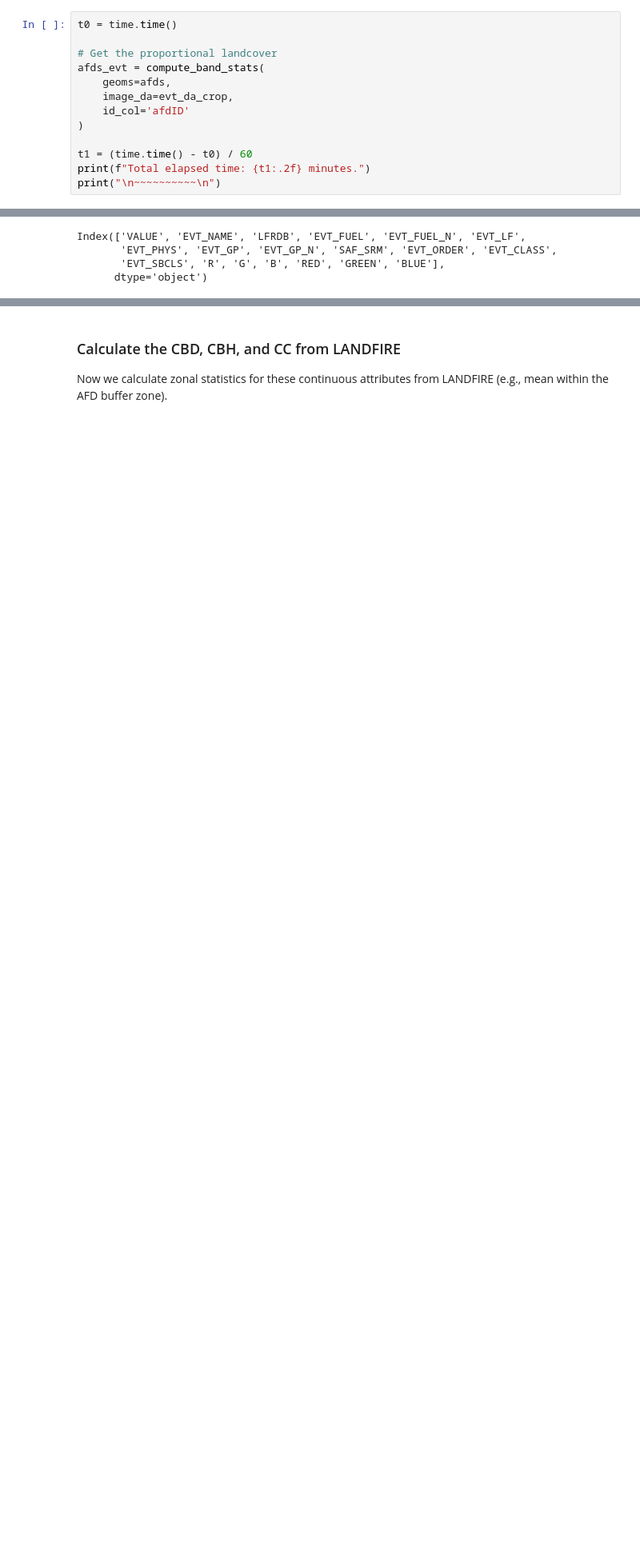
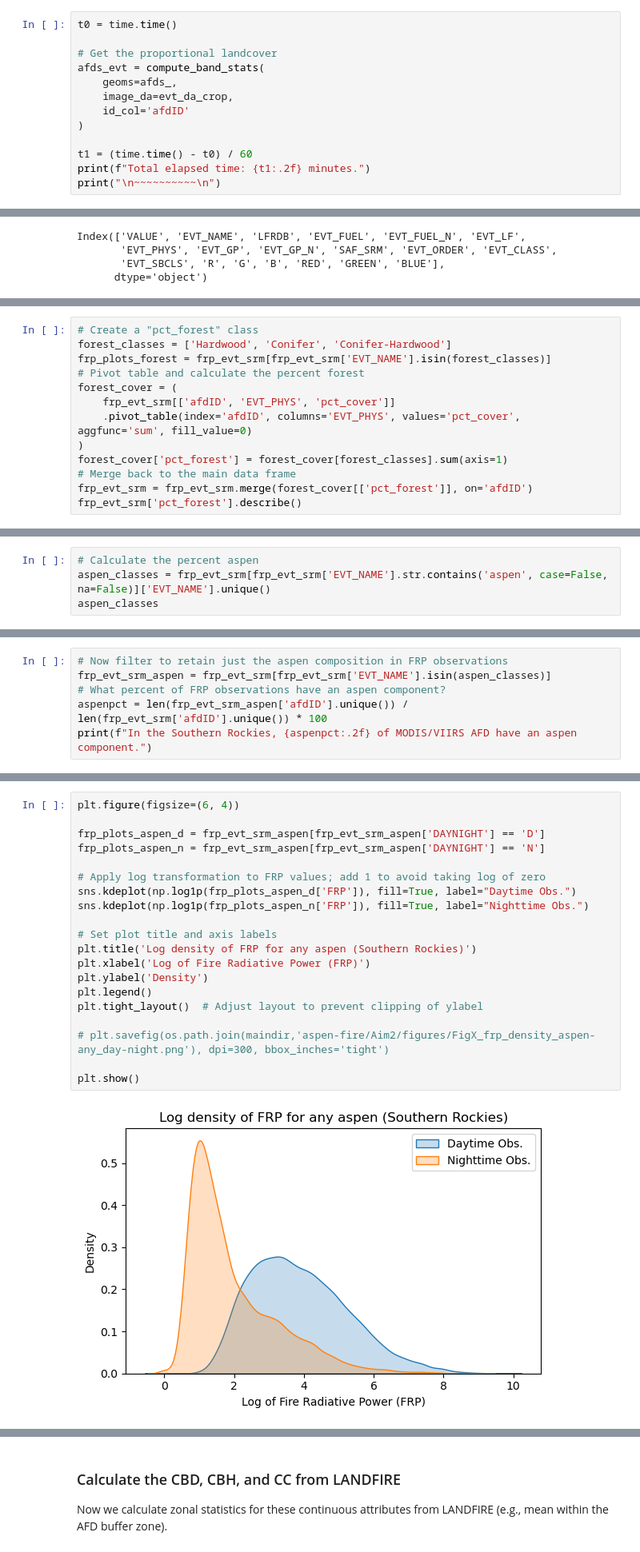
Before and after one commit to natshoff/aspen-fire-fork, a Jupyter notebook: Aim2/code/Python/04afd-landcover-biophys.ipynb, the cells around one changed output, grey strips where cells are left out. Shown at 80% size. Cells and saved outputs as stored; diff of their text form; blank space fills up the shorter version.

```diff
--- a/Aim2/code/Python/04afd-landcover-biophys.ipynb
+++ b/Aim2/code/Python/04afd-landcover-biophys.ipynb
@@ -92,7 +94,7 @@ t0 = time.time()
 
 # Get the proportional landcover
 afds_evt = compute_band_stats(
-    geoms=afds,
+    geoms=afds_,
     image_da=evt_da_crop,
     id_col='afdID'
 )
@@ -153,0 +179,13 @@ There are 18 EVT_PHYS categories.
+# %%
+# Create a "pct_forest" class
+forest_classes = ['Hardwood', 'Conifer', 'Conifer-Hardwood']
+frp_plots_forest = frp_evt_srm[frp_evt_srm['EVT_NAME'].isin(forest_classes)]
+# Pivot table and calculate the percent forest
+forest_cover = (
+    frp_evt_srm[['afdID', 'EVT_PHYS', 'pct_cover']]
+    .pivot_table(index='afdID', columns='EVT_PHYS', values='pct_cover', aggfunc='sum', fill_value=0)
+)
+forest_cover['pct_forest'] = forest_cover[forest_classes].sum(axis=1)
+# Merge back to the main data frame
+frp_evt_srm = frp_evt_srm.merge(forest_cover[['pct_forest']], on='afdID')
+frp_evt_srm['pct_forest'].describe()
@@ -153,0 +202,4 @@ There are 18 EVT_PHYS categories.
+# %%
+# Calculate the percent aspen
+aspen_classes = frp_evt_srm[frp_evt_srm['EVT_NAME'].str.contains('aspen', case=False, na=False)]['EVT_NAME'].unique()
+aspen_classes
@@ -153,0 +210,6 @@ There are 18 EVT_PHYS categories.
+# %%
+# Now filter to retain just the aspen composition in FRP observations
+frp_evt_srm_aspen = frp_evt_srm[frp_evt_srm['EVT_NAME'].isin(aspen_classes)]
+# What percent of FRP observations have an aspen component?
+aspenpct = len(frp_evt_srm_aspen['afdID'].unique()) / len(frp_evt_srm['afdID'].unique()) * 100
+print(f"In the Southern Rockies, {aspenpct:.2f} of MODIS/VIIRS AFD have an aspen component.")
@@ -153,0 +218,22 @@ There are 18 EVT_PHYS categories.
+# %%
+plt.figure(figsize=(6, 4))
+
+frp_plots_aspen_d = frp_evt_srm_aspen[frp_evt_srm_aspen['DAYNIGHT'] == 'D']
+frp_plots_aspen_n = frp_evt_srm_aspen[frp_evt_srm_aspen['DAYNIGHT'] == 'N']
+
+# Apply log transformation to FRP values; add 1 to avoid taking log of zero
+sns.kdeplot(np.log1p(frp_plots_aspen_d['FRP']), fill=True, label="Daytime Obs.")
+sns.kdeplot(np.log1p(frp_plots_aspen_n['FRP']), fill=True, label="Nighttime Obs.")
+
+# Set plot title and axis labels
+plt.title('Log density of FRP for any aspen (Southern Rockies)')
+plt.xlabel('Log of Fire Radiative Power (FRP)')
+plt.ylabel('Density')
+plt.legend()
+plt.tight_layout()  # Adjust layout to prevent clipping of ylabel
+
+# plt.savefig(os.path.join(maindir,'aspen-fire/Aim2/figures/FigX_frp_density_aspen-any_day-night.png'), dpi=300, bbox_inches='tight')
+
+plt.show()
+# %% [output]
+[figure, added]
```
Also changed, not shown: parts of 19 cells of this notebook, 2 other files.
